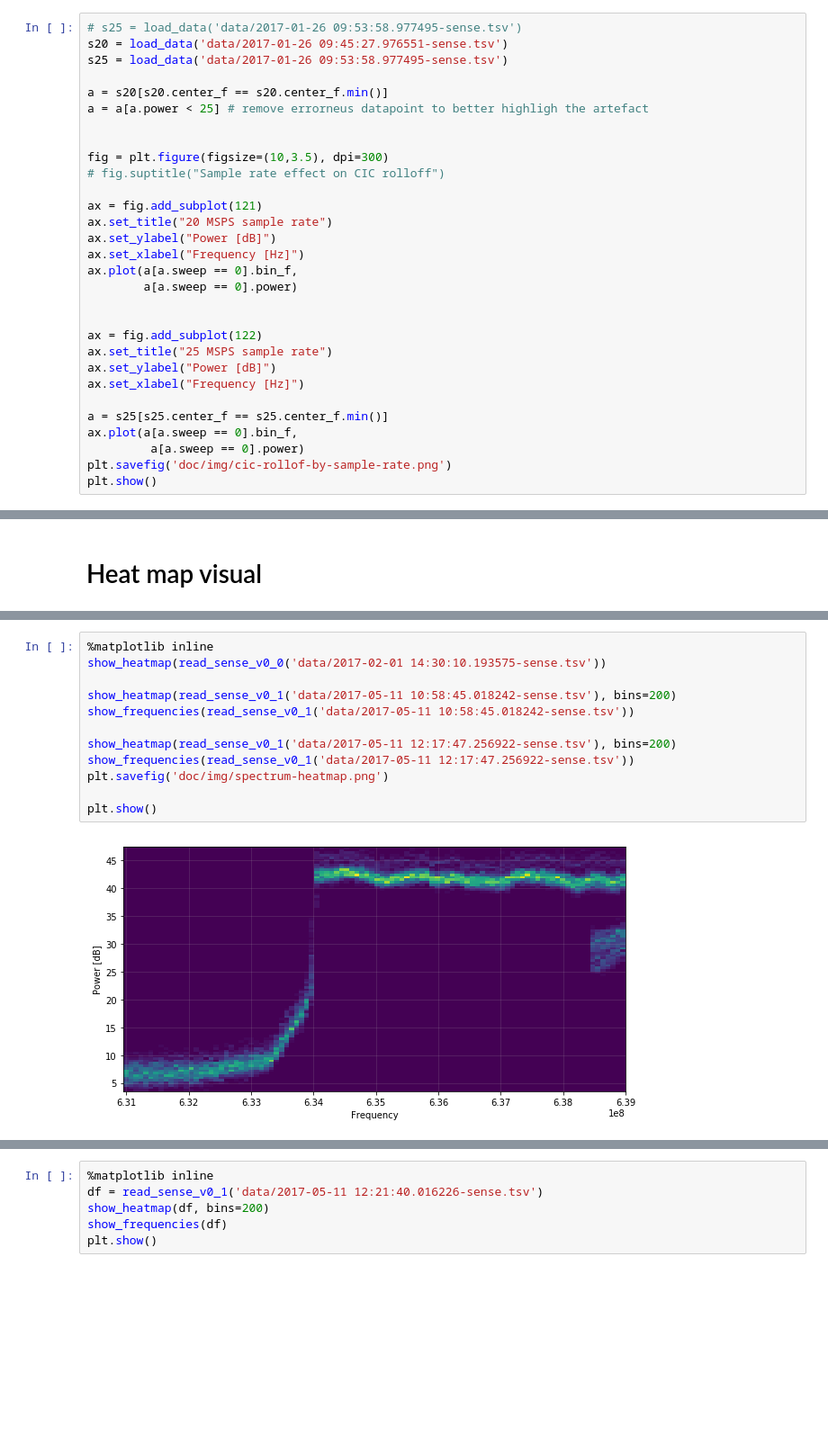
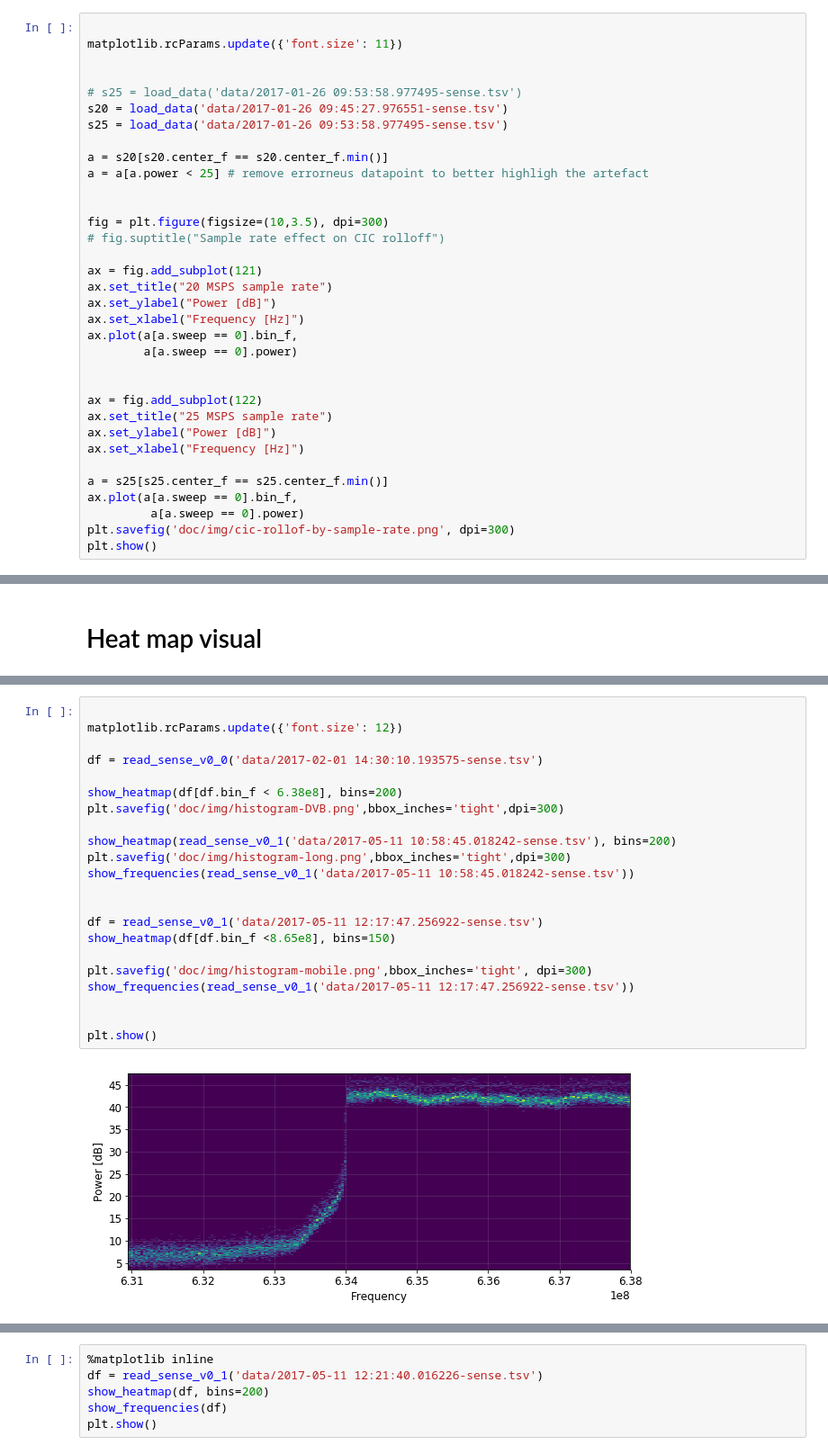
Before and after one commit to jarmokivekas/tuamk-thesis, a Jupyter notebook: spectrum-sense-data-processing.ipynb, the cells around one changed output, grey strips where cells are left out. Shown at 90% size. Saved outputs shown, nothing was run; the diff lists cells and outputs as text; blank space fills up the shorter version.

Commit message:
images: produce publishable viridis histograms, add to main.md

```diff
--- a/spectrum-sense-data-processing.ipynb
+++ b/spectrum-sense-data-processing.ipynb
@@ -156,6 +196,10 @@ array([ 25000000.        ,  16666666.66666667,  12500000.        ,
 
 This figure is used in the manuscript
 # %%
+
+matplotlib.rcParams.update({'font.size': 11})
+
+
 # s25 = load_data('data/2017-01-26 09:53:58.977495-sense.tsv')
 s20 = load_data('data/2017-01-26 09:45:27.976551-sense.tsv')
 s25 = load_data('data/2017-01-26 09:53:58.977495-sense.tsv')
@@ -183,6 +227,6 @@ ax.set_xlabel("Frequency [Hz]")
 a = s25[s25.center_f == s25.center_f.min()]
 ax.plot(a[a.sweep == 0].bin_f,
          a[a.sweep == 0].power)
-plt.savefig('doc/img/cic-rollof-by-sample-rate.png')
+plt.savefig('doc/img/cic-rollof-by-sample-rate.png', dpi=300)
 plt.show()
 # %% [output]
@@ -311,14 +325,24 @@ def show_heatmap(df, bins=100):
 # %%
-%matplotlib inline
-show_heatmap(read_sense_v0_0('data/2017-02-01 14:30:10.193575-sense.tsv'))
+
+matplotlib.rcParams.update({'font.size': 12})
+
+df = read_sense_v0_0('data/2017-02-01 14:30:10.193575-sense.tsv')
+
+show_heatmap(df[df.bin_f < 6.38e8], bins=200)
+plt.savefig('doc/img/histogram-DVB.png',bbox_inches='tight',dpi=300)
 
 show_heatmap(read_sense_v0_1('data/2017-05-11 10:58:45.018242-sense.tsv'), bins=200)
+plt.savefig('doc/img/histogram-long.png',bbox_inches='tight',dpi=300)
 show_frequencies(read_sense_v0_1('data/2017-05-11 10:58:45.018242-sense.tsv'))
 
-show_heatmap(read_sense_v0_1('data/2017-05-11 12:17:47.256922-sense.tsv'), bins=200)
+
+df = read_sense_v0_1('data/2017-05-11 12:17:47.256922-sense.tsv')
+show_heatmap(df[df.bin_f <8.65e8], bins=150)
+
+plt.savefig('doc/img/histogram-mobile.png',bbox_inches='tight', dpi=300)
 show_frequencies(read_sense_v0_1('data/2017-05-11 12:17:47.256922-sense.tsv'))
-plt.savefig('doc/img/spectrum-heatmap.png')
+
 
 plt.show()
 # %% [output]
-[figure, old version]
+[figure, new version]
```
Also changed, not shown: parts of 4 cells of this notebook, 6 other files.
